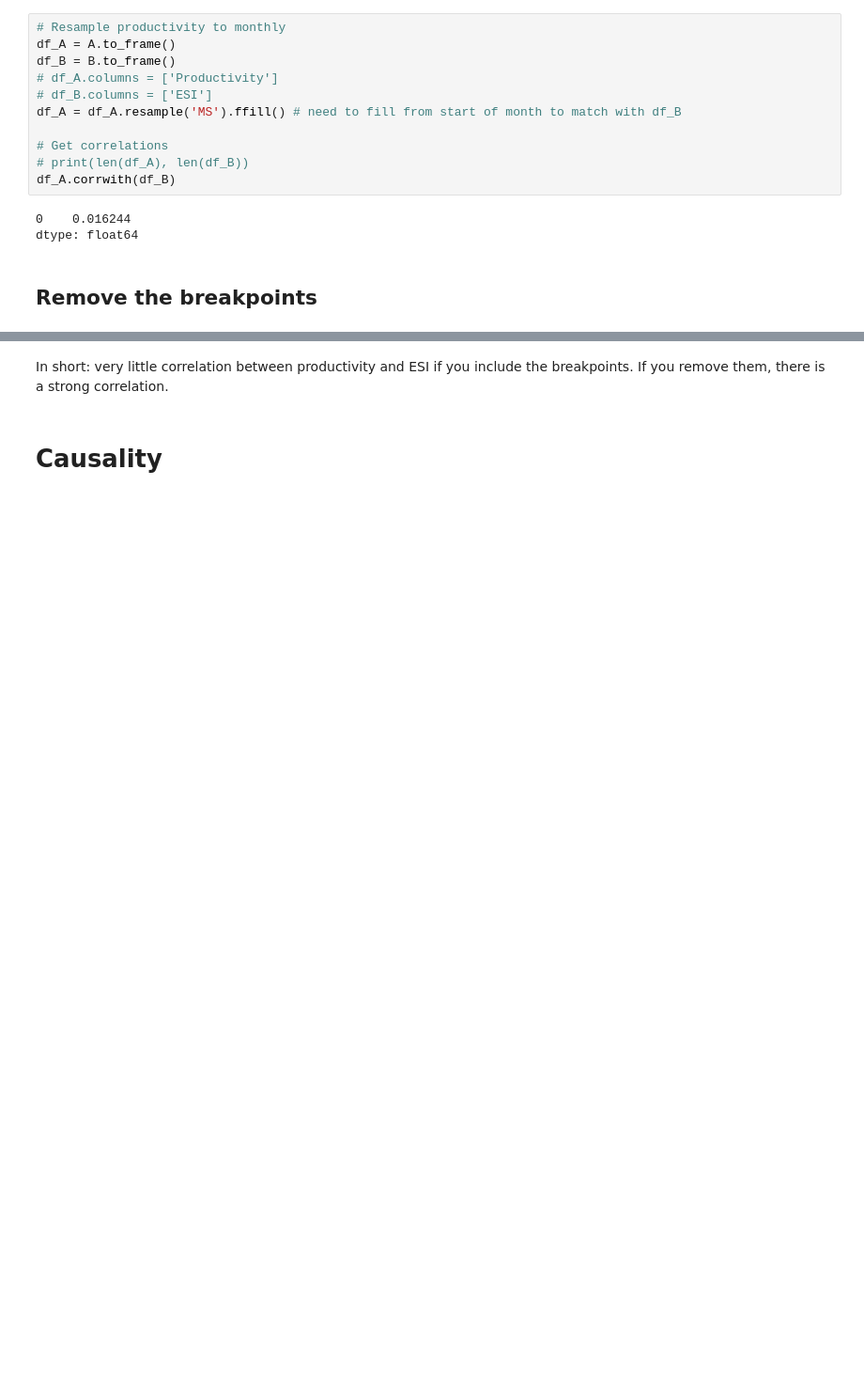
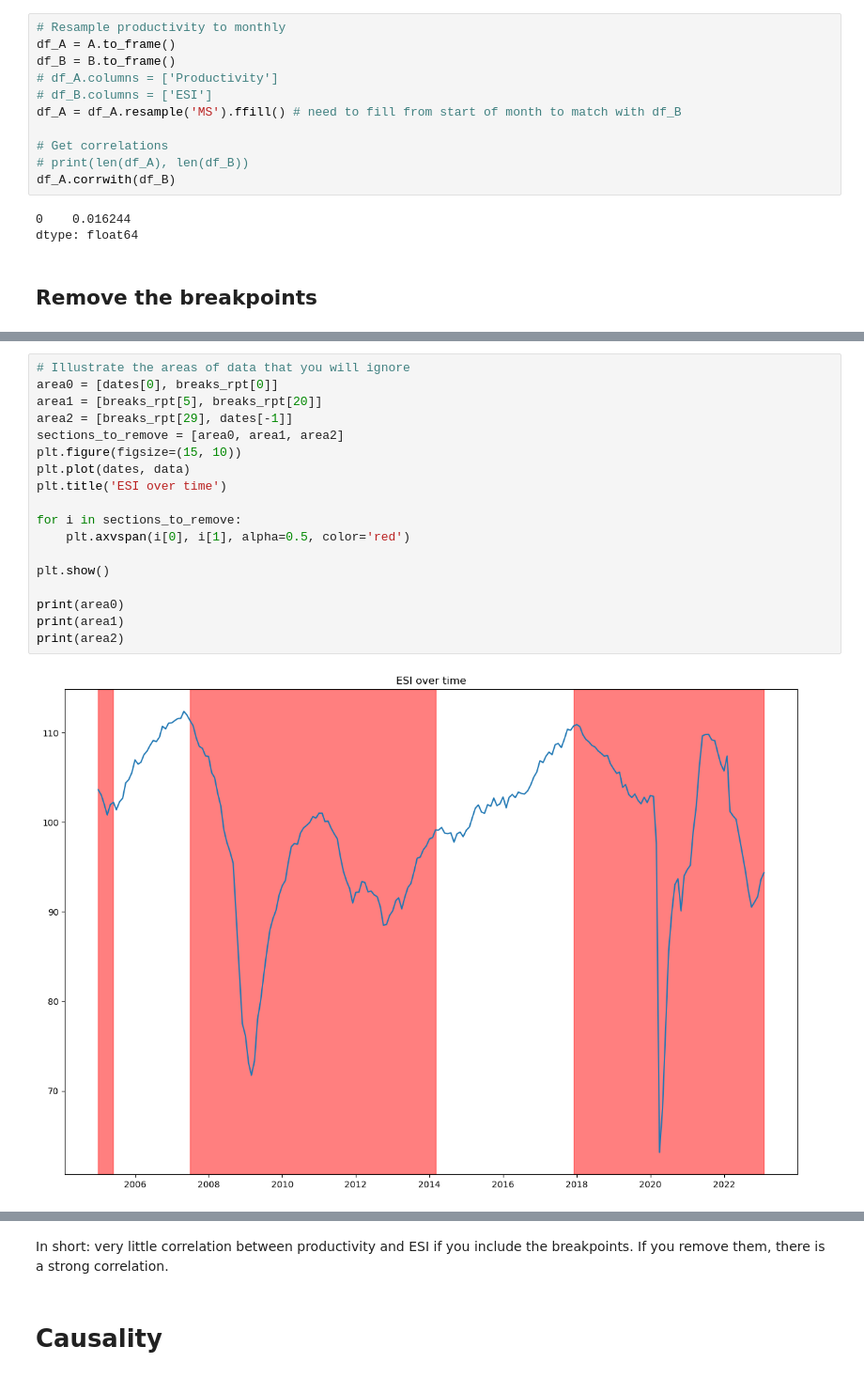
Before and after one commit to JoanneLin168/ADS-European-Productivity, a Jupyter notebook: Notebooks/productivityVsESI.ipynb, the cells around one changed output, grey strips where cells are left out. Shown at 94% size. Cells and saved outputs as stored; diff of their text form; blank space fills up the shorter version.

```diff
--- a/Notebooks/productivityVsESI.ipynb
+++ b/Notebooks/productivityVsESI.ipynb
@@ -112,0 +145,20 @@ dtype: float64
+# %%
+# Illustrate the areas of data that you will ignore
+area0 = [dates[0], breaks_rpt[0]]
+area1 = [breaks_rpt[5], breaks_rpt[20]]
+area2 = [breaks_rpt[29], dates[-1]]
+sections_to_remove = [area0, area1, area2]
+plt.figure(figsize=(15, 10))
+plt.plot(dates, data)
+plt.title('ESI over time')
+
+for i in sections_to_remove:
+    plt.axvspan(i[0], i[1], alpha=0.5, color='red')
+
+plt.show()
+
+print(area0)
+print(area1)
+print(area2)
+# %% [output]
+[figure, added]
```
Also changed, not shown: parts of 7 cells of this notebook.
